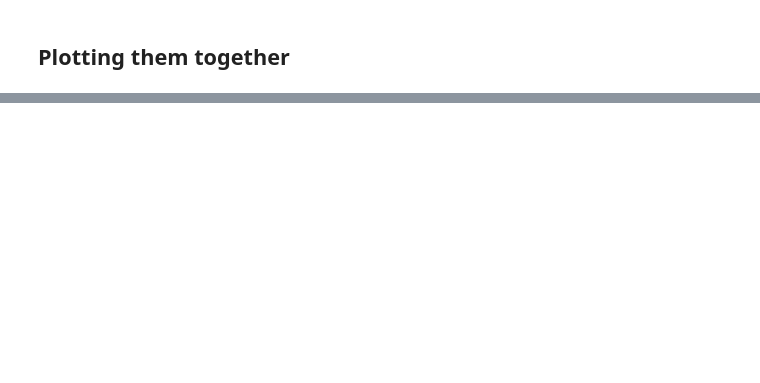
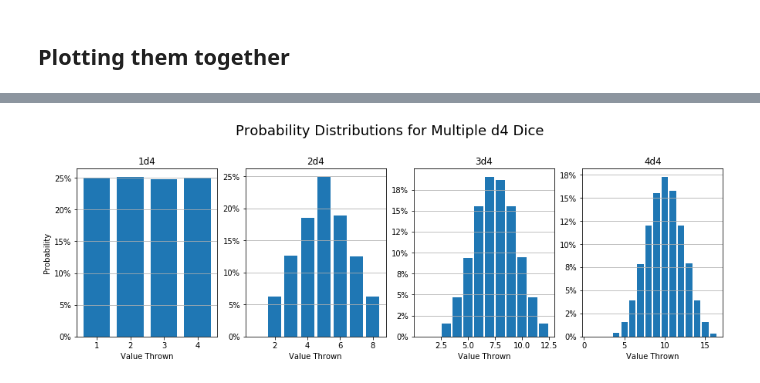
Before and after one commit to ZacButko/Probability-Playground, a Jupyter notebook: Dice Stats/Multiple dice rolls.ipynb, the cells around one changed output, grey strips where cells are left out. Cells and saved outputs as stored; diff of their text form; code cells hidden in the pictures; blank space fills up the shorter version.

```diff
--- a/Dice Stats/Multiple dice rolls.ipynb
+++ b/Dice Stats/Multiple dice rolls.ipynb
@@ -205,0 +207,4 @@ plt.show()
+# %%
+plot_4_together(4)
+# %% [output]
+[figure, added]
```
Also changed, not shown: parts of 17 cells of this notebook.
